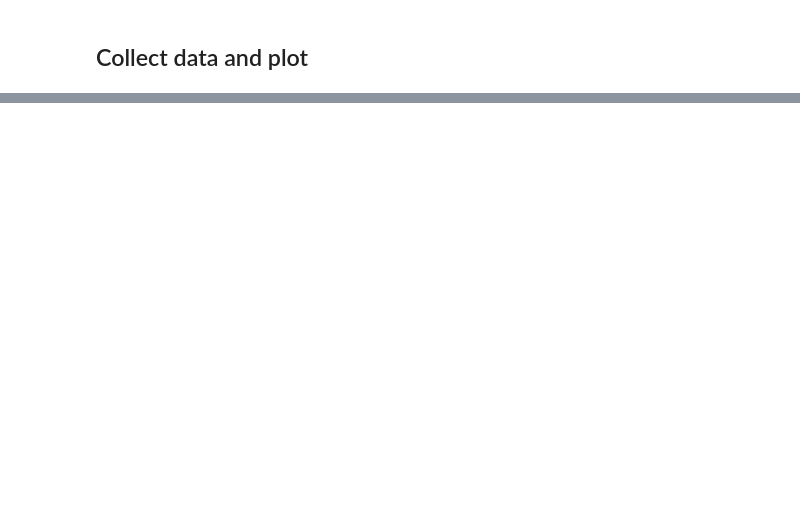
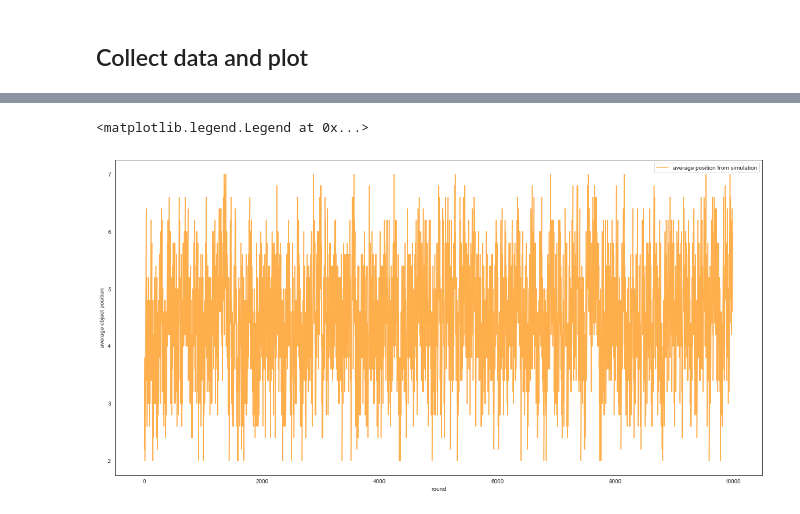
Before and after one commit to riemannzetagambit/random_coding, a Jupyter notebook: random_coding_problems.ipynb, the cells around one changed output, grey strips where cells are left out. Saved outputs shown, nothing was run; the diff lists cells and outputs as text; code cells hidden in the pictures; blank space fills up the shorter version.

```diff
--- a/random_coding_problems.ipynb
+++ b/random_coding_problems.ipynb
@@ -272,0 +261,17 @@ a.legend()
+# %%
+# averages only, no error bars
+f, a = plt.subplots(figsize=(20,10))
+sns.set_style('white')
+
+plt.plot(df_positions['round'].values,
+         df_positions['position_avg'].values,
+         color='darkorange',
+         label='average position from simulation',
+         alpha=0.7)
+
+a.set_xlabel('round')
+a.set_ylabel('average object position')
+a.legend()
+# %% [output]
+<matplotlib.legend.Legend at 0x...>
+[figure, added]
```
Also changed, not shown: parts of 15 cells of this notebook.
